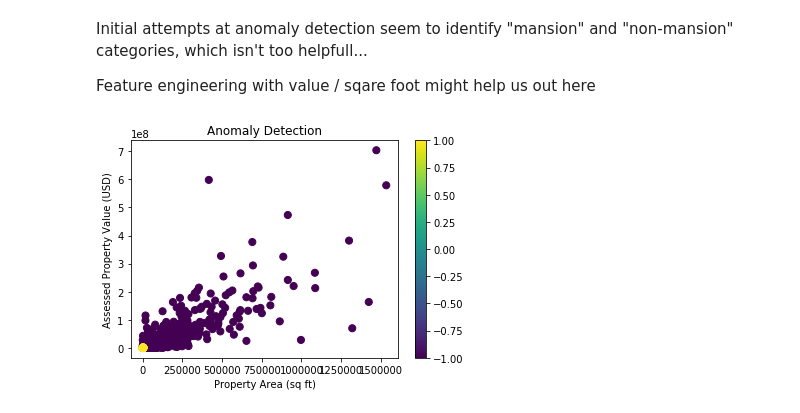
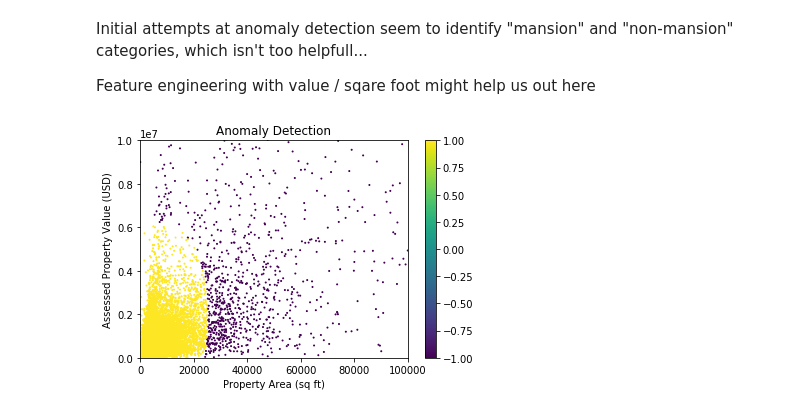
Before and after one commit to EmiliaPaz/EECS731_FinalProject, a Jupyter notebook: notebooks/Anomaly.ipynb, the cells around one changed output. Drawn from its saved outputs; the diff is of its cells as text; code cells hidden in the pictures.

```diff
--- a/notebooks/Anomaly.ipynb
+++ b/notebooks/Anomaly.ipynb
@@ -69,20 +71,20 @@ Initial attempts at anomaly detection seem to identify "mansion" and "non-mansio
 
 Feature engineering with value / sqare foot might help us out here
 # %%
-model = EllipticEnvelope()
+model = EllipticEnvelope(contamination=.005)
 labels = model.fit_predict(ass_data[['PropertyArea', 'AssessedImprovementValue']])
 # %%
 fig = plt.figure()
 ax = fig.add_subplot(111)
-scatter = ax.scatter(ass_data['PropertyArea'], ass_data['AssessedImprovementValue'], c=labels, s=50)
+scatter = ax.scatter(ass_data['PropertyArea'], ass_data['AssessedImprovementValue'], c=labels, s=1)
 ax.set_title('Anomaly Detection')
 ax.set_xlabel('Property Area (sq ft)')
 ax.set_ylabel('Assessed Property Value (USD)')
 
-#ax.set_xlim([0, 10000])
-#ax.set_ylim([0, 10000000])
+ax.set_xlim([0, 100000])
+ax.set_ylim([0, 10000000])
 
 plt.colorbar(scatter)
 plt.show()
 # %% [output]
-[figure, old version]
+[figure, new version]
```
Also changed, not shown: parts of 3 cells of this notebook.
